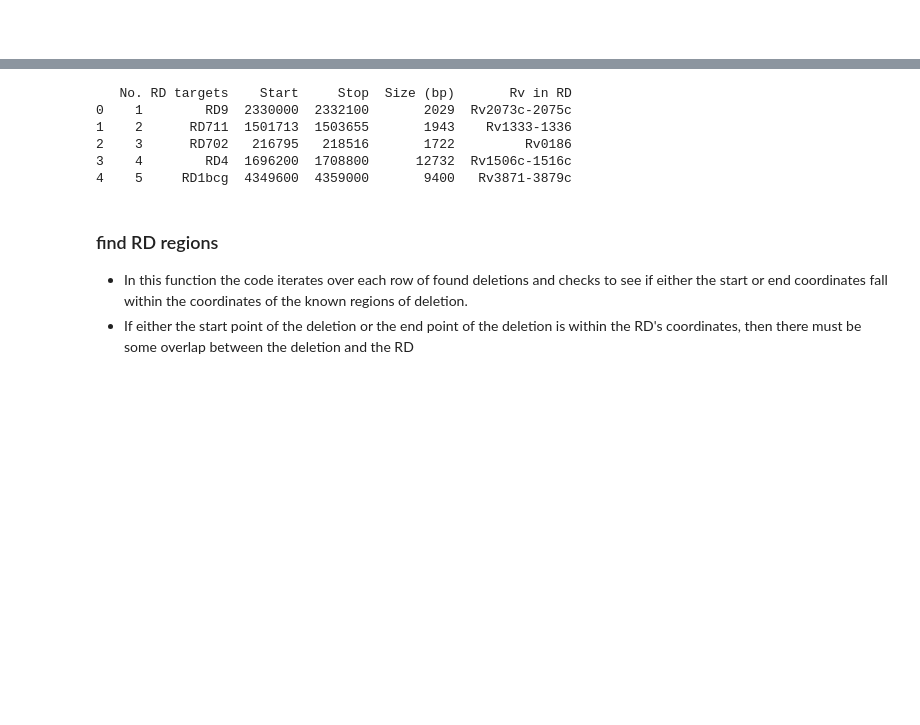
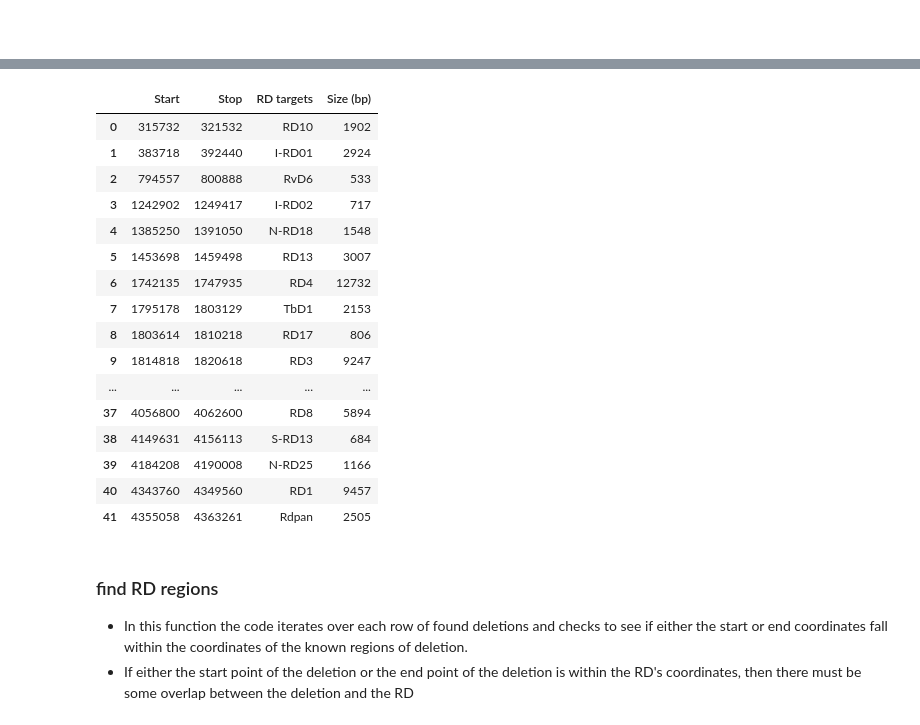
Before and after one commit to Matt-McElheron/Orygis_project, a Jupyter notebook: genome_diff.ipynb, the cells around one changed output, grey strips where cells are left out. Cells and saved outputs as stored; diff of their text form; code cells hidden in the pictures; blank space fills up the shorter version.

```diff
--- a/genome_diff.ipynb
+++ b/genome_diff.ipynb
@@ -100,13 +168,27 @@ len(deletions)
 # %%
-RD = pd.read_csv('RD.csv', sep='\t')
-print(RD[:5])
+RD = pd.read_csv('RD2.csv')#, sep='\t')
+#print(RD)
+RD['Start'] = RD.Start + 21046
+RD['Stop'] = RD.Stop + 26845
+RD
 # %% [output]
-   No. RD targets    Start     Stop  Size (bp)       Rv in RD
-0    1        RD9  2330000  2332100       2029  Rv2073c-2075c
-1    2      RD711  1501713  1503655       1943    Rv1333-1336
-2    3      RD702   216795   218516       1722         Rv0186
-3    4        RD4  1696200  1708800      12732  Rv1506c-1516c
-4    5     RD1bcg  4349600  4359000       9400   Rv3871-3879c
+|  | Start | Stop | RD targets | Size (bp) |
+| 0 | 315732 | 321532 | RD10 | 1902 |
+| 1 | 383718 | 392440 | I-RD01 | 2924 |
+| 2 | 794557 | 800888 | RvD6 | 533 |
+| 3 | 1242902 | 1249417 | I-RD02 | 717 |
+| 4 | 1385250 | 1391050 | N-RD18 | 1548 |
+| 5 | 1453698 | 1459498 | RD13 | 3007 |
+| 6 | 1742135 | 1747935 | RD4 | 12732 |
+| 7 | 1795178 | 1803129 | TbD1 | 2153 |
+| 8 | 1803614 | 1810218 | RD17 | 806 |
+| 9 | 1814818 | 1820618 | RD3 | 9247 |
+| ... | ... | ... | ... | ... |
+| 37 | 4056800 | 4062600 | RD8 | 5894 |
+| 38 | 4149631 | 4156113 | S-RD13 | 684 |
+| 39 | 4184208 | 4190008 | N-RD25 | 1166 |
+| 40 | 4343760 | 4349560 | RD1 | 9457 |
+| 41 | 4355058 | 4363261 | Rdpan | 2505 |
 # %% [markdown]
 ### find RD regions
 * In this function the code iterates over each row of found deletions and checks to see if either the start or end coordinates fall within the coordinates of the known regions of deletion.
```
Also changed, not shown: parts of 8 cells of this notebook, 4 other files.
